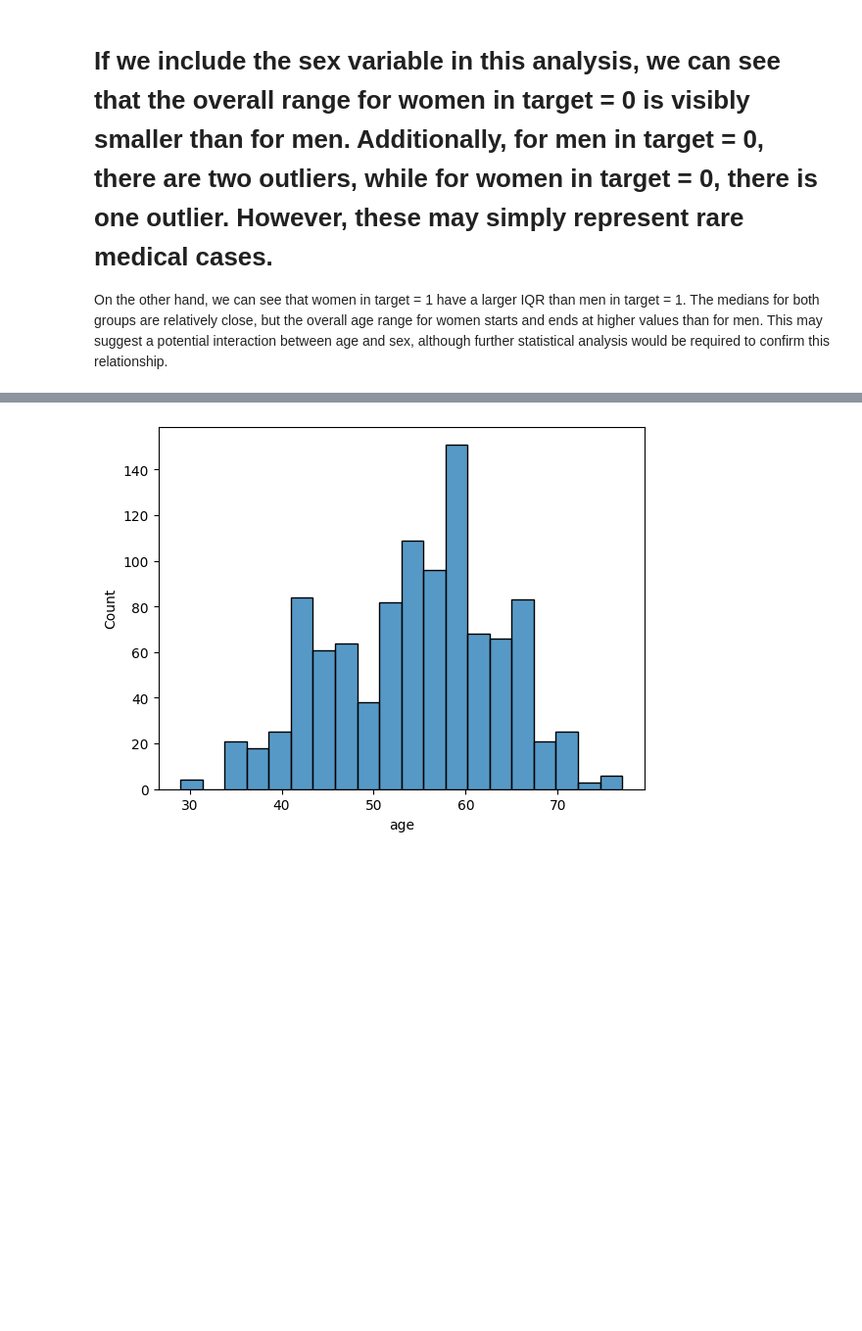
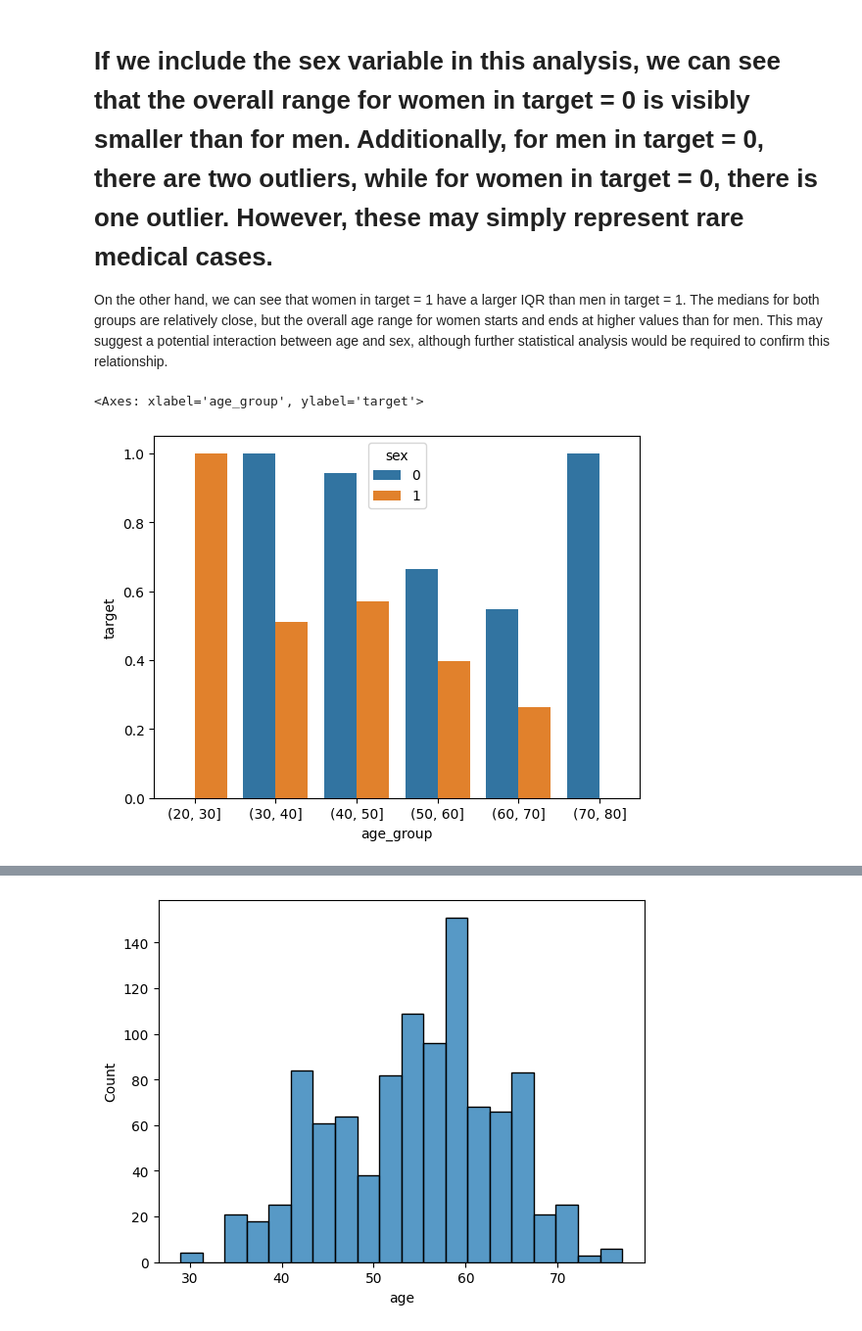
Before and after one commit to Wassiemkahlawi/heart-disease-ml-analysis, a Jupyter notebook: notebooks/01_eda.ipynb, the cells around one changed output, grey strips where cells are left out. Shown at 98% size. Saved outputs shown, nothing was run; the diff lists cells and outputs as text; code cells hidden in the pictures; blank space fills up the shorter version.

Commit message:
Started the age<=>sex<=>target analysis

```diff
--- a/notebooks/01_eda.ipynb
+++ b/notebooks/01_eda.ipynb
@@ -133,3 +137,12 @@ plt.show()
 # If we include the sex variable in this analysis, we can see that the overall range for women in target = 0 is visibly smaller than for men. Additionally, for men in target = 0, there are two outliers, while for women in target = 0, there is one outlier. However, these may simply represent rare medical cases.
 
 On the other hand, we can see that women in target = 1 have a larger IQR than men in target = 1. The medians for both groups are relatively close, but the overall age range for women starts and ends at higher values than for men. This may suggest a potential interaction between age and sex, although further statistical analysis would be required to confirm this relationship.
+# %%
+df["age_group"] = pd.cut(df["age"], bins=[20,30,40,50,60,70,80])
+
+prob = (df.groupby(["sex", "age_group"])["target"]).mean().reset_index()
+
+sns.barplot(data=prob, x="age_group", y="target", hue="sex")
+# %% [output]
+<Axes: xlabel='age_group', ylabel='target'>
+[figure, added]
```
Also changed, not shown: parts of 6 cells of this notebook.
